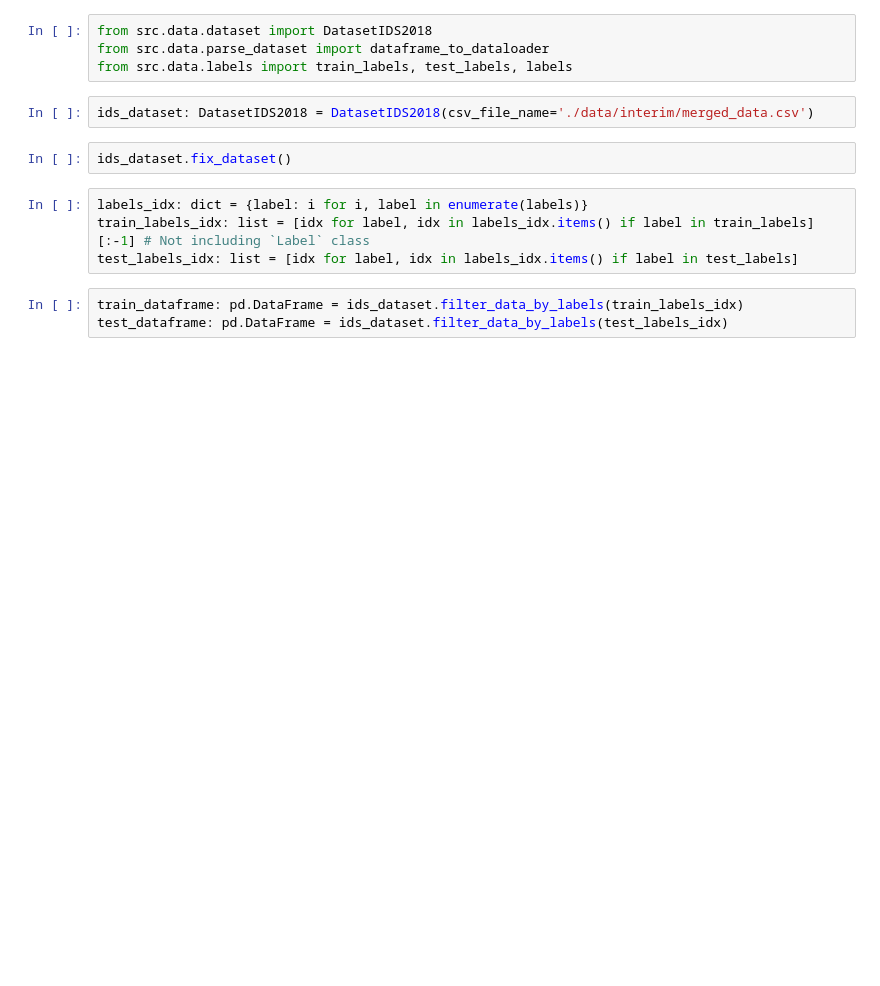
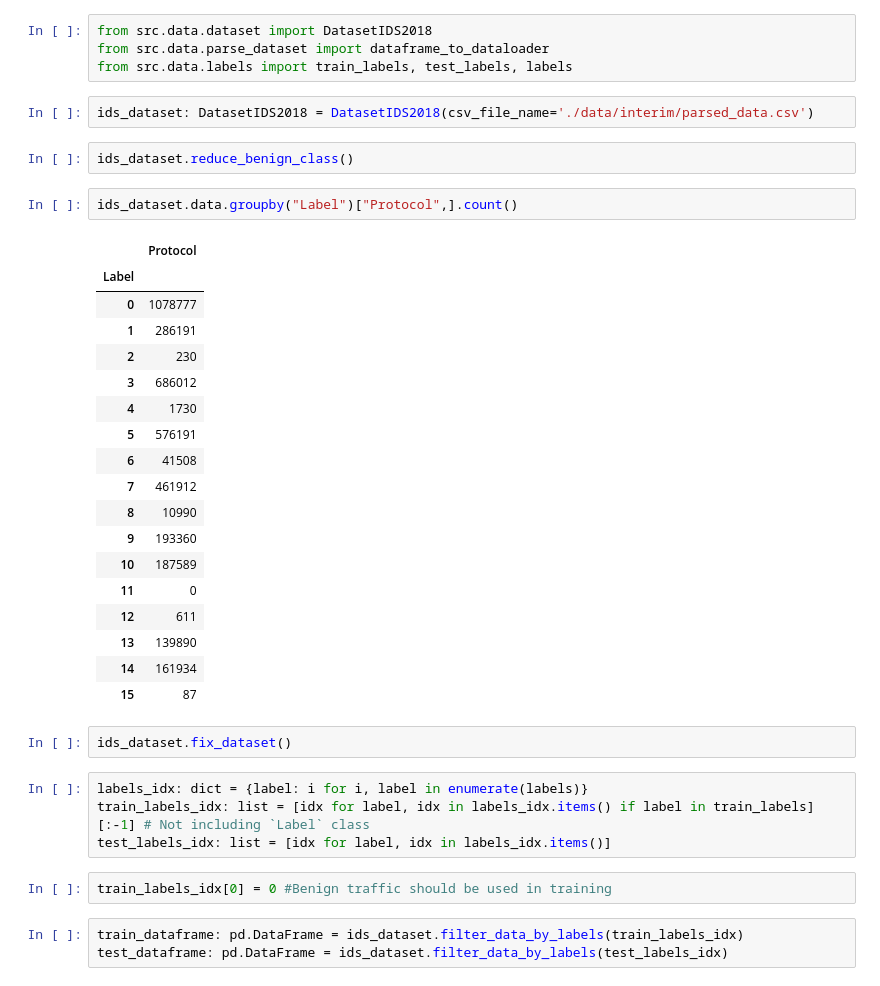
Before and after one commit to BSc-WUT/GZSL, a Jupyter notebook: packetbaseml/notebooks/gzsl.ipynb, the cells around one changed output. Saved outputs shown, nothing was run; the diff lists cells and outputs as text; blank space fills up the shorter version.

```diff
--- a/packetbaseml/notebooks/gzsl.ipynb
+++ b/packetbaseml/notebooks/gzsl.ipynb
@@ -42,13 +42,38 @@ from src.data.dataset import DatasetIDS2018
 from src.data.parse_dataset import dataframe_to_dataloader
 from src.data.labels import train_labels, test_labels, labels
 # %%
-ids_dataset: DatasetIDS2018 = DatasetIDS2018(csv_file_name='./data/interim/merged_data.csv')
+ids_dataset: DatasetIDS2018 = DatasetIDS2018(csv_file_name='./data/interim/parsed_data.csv')
+# %%
+ids_dataset.reduce_benign_class()
+# %%
+ids_dataset.data.groupby("Label")["Protocol",].count()
+# %% [output]
+|  | Protocol |
+| Label |  |
+| 0 | 1078777 |
+| 1 | 286191 |
+| 2 | 230 |
+| 3 | 686012 |
+| 4 | 1730 |
+| 5 | 576191 |
+| 6 | 41508 |
+| 7 | 461912 |
+| 8 | 10990 |
+| 9 | 193360 |
+| 10 | 187589 |
+| 11 | 0 |
+| 12 | 611 |
+| 13 | 139890 |
+| 14 | 161934 |
+| 15 | 87 |
 # %%
 ids_dataset.fix_dataset()
 # %%
 labels_idx: dict = {label: i for i, label in enumerate(labels)}
 train_labels_idx: list = [idx for label, idx in labels_idx.items() if label in train_labels][:-1] # Not including `Label` class
-test_labels_idx: list = [idx for label, idx in labels_idx.items() if label in test_labels]
+test_labels_idx: list = [idx for label, idx in labels_idx.items()]
+# %%
+train_labels_idx[0] = 0 #Benign traffic should be used in training
 # %%
 train_dataframe: pd.DataFrame = ids_dataset.filter_data_by_labels(train_labels_idx)
 test_dataframe: pd.DataFrame = ids_dataset.filter_data_by_labels(test_labels_idx)
```
Also changed, not shown: parts of 4 cells of this notebook.
